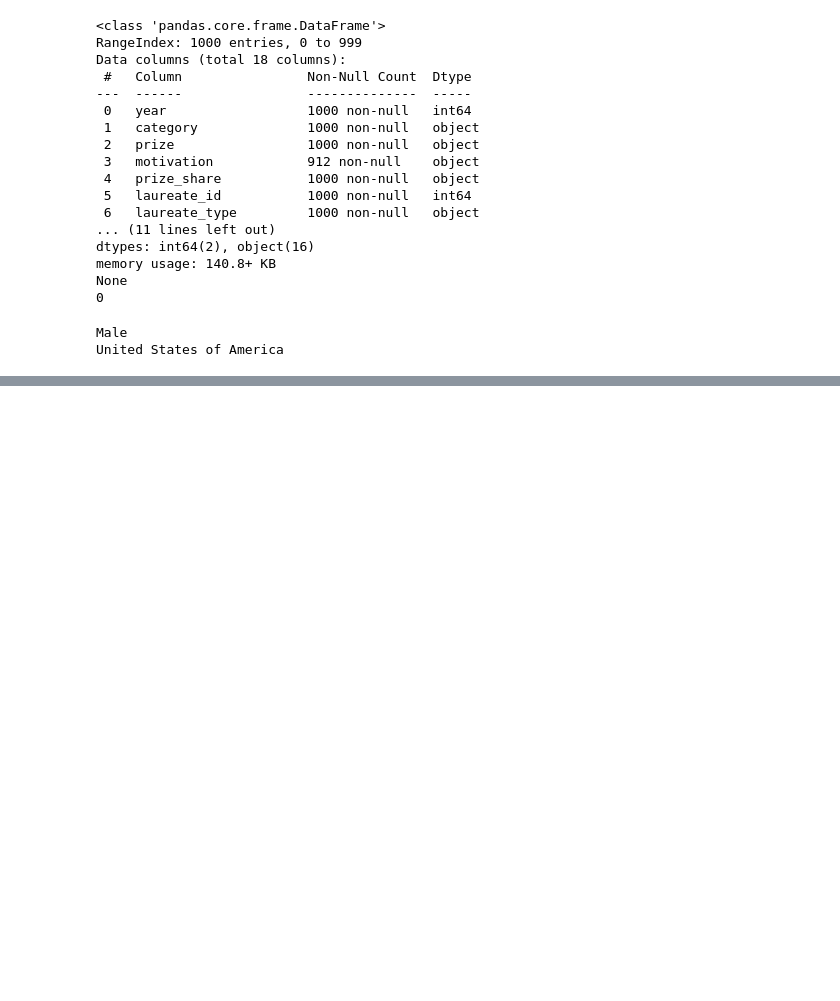
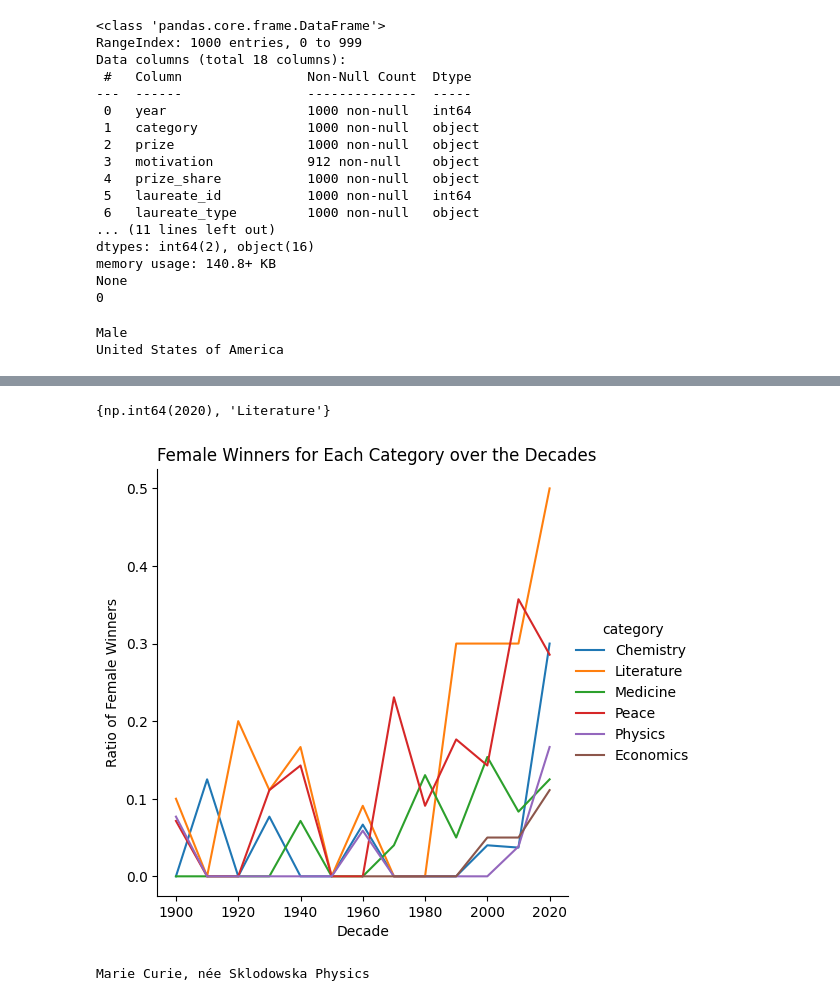
Before and after one commit to Mcanroe/DataCamp-Projects, a Jupyter notebook: workspace/Nobel Prize Notebook.ipynb, the cells around one changed output, grey strips where cells are left out. Cells and saved outputs as stored; diff of their text form; code cells hidden in the pictures; blank space fills up the shorter version.

```diff
--- a/workspace/Nobel Prize Notebook.ipynb
+++ b/workspace/Nobel Prize Notebook.ipynb
@@ -93,0 +100,27 @@ sns.relplot(x='year',y=)
+# %%
+#Answering Question 3
+nobel.loc[:,'Female_Winner'] = (nobel['sex'] == 'Female')
+nobel_women_grouped = nobel.groupby(['decade','category'], as_index=False)['Female_Winner'].mean()
+nobel_women_max = nobel_women_grouped[nobel_women_grouped['Female_Winner'] == nobel_women_grouped['Female_Winner'].max()]
+max_female_dict = {nobel_women_max.iloc[0,0],nobel_women_max.iloc[0,1]}
+print(max_female_dict)
+# %% [output]
+{np.int64(2020), 'Literature'}
+# %%
+#Visualising Answer to Question 3 - Which decade and Nobel Prize category combination had the highest proportion of female laureates?
+sns.relplot(x='decade', y='Female_Winner',hue='category', data=nobel_women_grouped, kind='line')
+plt.title('Female Winners for Each Category over the Decades', loc='left')
+plt.xlabel('Decade')
+plt.ylabel('Ratio of Female Winners')
+plt.show()
+# %% [output]
+[figure, added]
+# %%
+#Answering Question 4 - Who was the first woman to receive a Nobel Prize, and in what category?
+nobel_women_sorted = nobel[nobel['sex'] == 'Female'].sort_values(by='year')
+first_woman_name = nobel_women_sorted.iloc[0]['full_name']
+first_woman_category = nobel_women_sorted.iloc[0]['category']
+
+print(first_woman_name,first_woman_category)
+# %% [output]
+Marie Curie, née Sklodowska Physics
```
Also changed, not shown: parts of 4 cells of this notebook.
